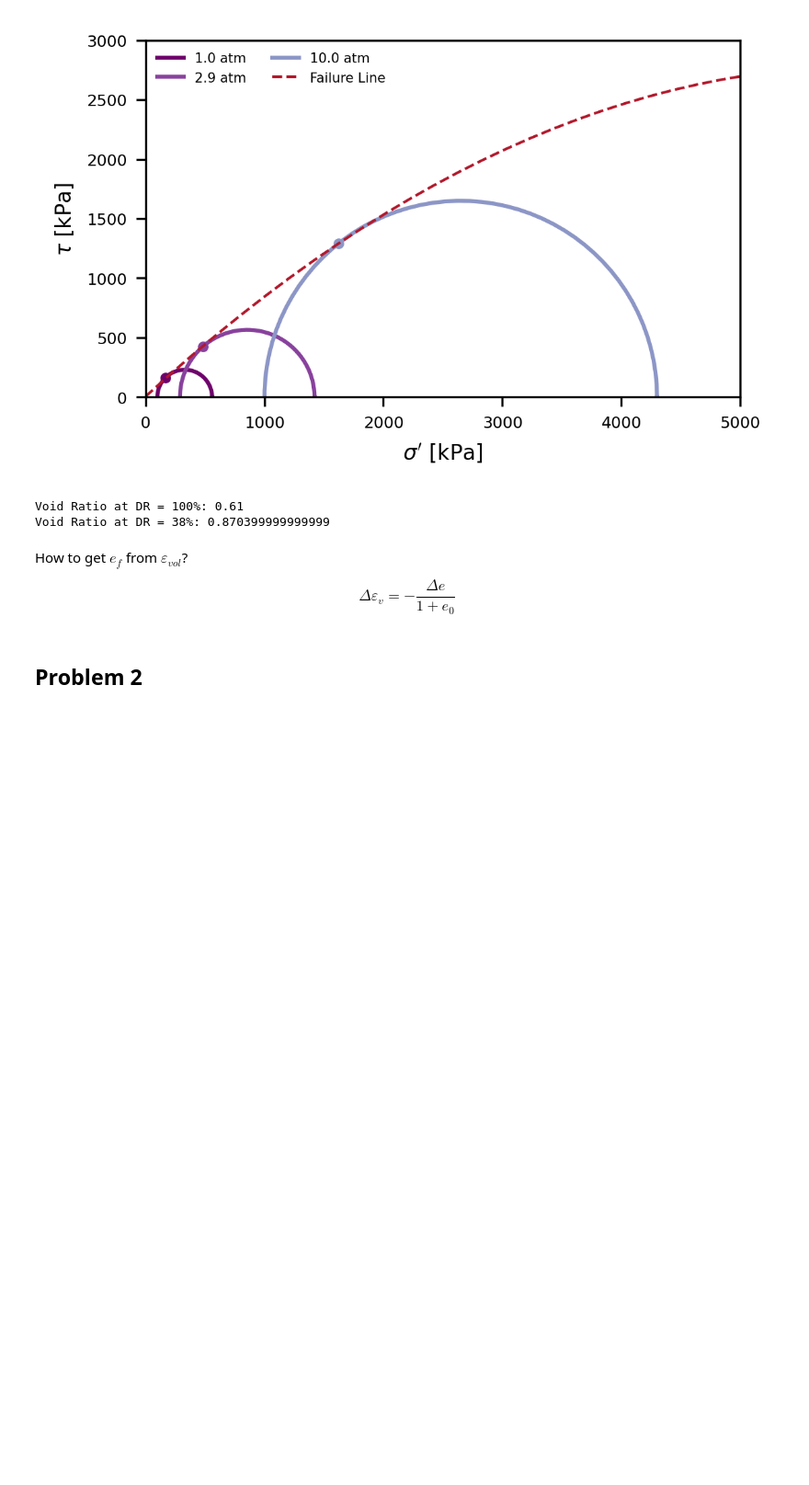
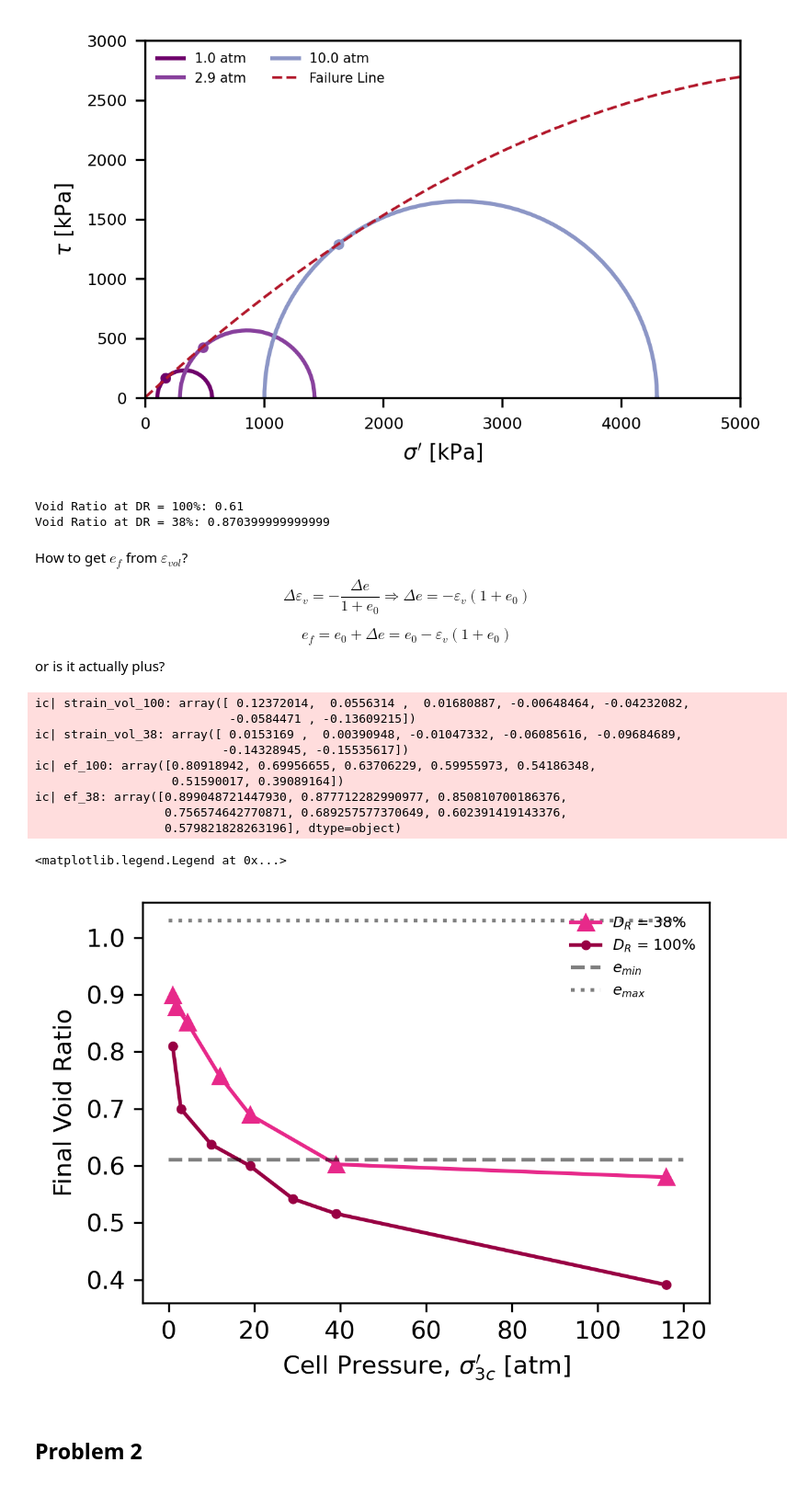
Before and after one commit to bKeungAuyeung/CE543-HW5, a Jupyter notebook: bAuyeung_HW5-code_CE543.ipynb, the cells around one changed output. Shown at 92% size. Cells and saved outputs as stored; diff of their text form; code cells hidden in the pictures; blank space fills up the shorter version.

Commit message:
volumetric strain relationship seems wrong

```diff
--- a/bAuyeung_HW5-code_CE543.ipynb
+++ b/bAuyeung_HW5-code_CE543.ipynb
@@ -109,20 +109,56 @@ e0 = Symbol('e0')
 e_max = 1.03
 e_min = 0.61
 
-e_100 = e_min
-e_38 = solve(((e_max - e0)/(e_max - e_min))-0.38, e0)[0]
-print(f"Void Ratio at DR = 100%: {e_100}")
-print(f"Void Ratio at DR = 38%: {e_38}")
-
-strain_vol_100 = np.array([])
-strain_vol_38 = np.array([])
+e0_100 = e_min
+e0_38 = solve(((e_max - e0)/(e_max - e_min))-0.38, e0)[0]
+print(f"Void Ratio at DR = 100%: {e0_100}")
+print(f"Void Ratio at DR = 38%: {e0_38}")
 # %% [output]
 Void Ratio at DR = 100%: 0.61
 Void Ratio at DR = 38%: 0.870399999999999
 # %% [markdown]
 How to get $e_f$ from $\varepsilon_{vol}$?
 
-$$\Delta\varepsilon_v = -\frac{\Delta e}{1 + e_0}$$
+$$\Delta\varepsilon_v = -\frac{\Delta e}{1 + e_0} \Rightarrow \Delta e = -\varepsilon_v (1+ e_0)$$
+
+$$ e_f = e_0 + \Delta e = e_0 -\varepsilon_v (1+ e_0) $$
+
+or is it actually plus?
+# %%
+strain_vol_100 = np.genfromtxt('DR100_axialstrain-volstrain.csv', delimiter = ',', usecols={1})/100
+strain_vol_38 = np.genfromtxt('DR38_axialstrain-volstrain.csv', delimiter = ',', usecols={1})/100
+
+ic(strain_vol_100)
+ic(strain_vol_38)
+
+cell_pressure_38 = 100 * np.array([1,1.9,4.4,12,19,39,116])
+
+ef_100 = e0_100 + (strain_vol_100 * (1+e0_100)) # i used a plus here
+ef_38 = e0_38 + (strain_vol_38 * (1+e0_38)) # and here too
+
+ic(ef_100)
+ic(ef_38)
+
+fig, ax = plt.subplots(figsize=(4,3), tight_layout=True, dpi=300)
+ax.plot(cell_pressure_38/100, ef_38, '^', color = '#e7298a', linestyle = '-', label = '$D_R$ = 38%')
+ax.plot(cell_pressure_100/100, ef_100, '.', color = '#980043', linestyle = '-', label = '$D_R$ = 100%')
+ax.hlines(e_min, 0, 120, color = 'black', linestyle = '--', alpha = 0.5, label = "$e_{min}$")
+ax.hlines(e_max, 0, 120, color = 'black', linestyle = ':', alpha = 0.5, label = "$e_{max}$")
+ax.set_xlabel("Cell Pressure, $\\sigma_{3c}'$ [atm]")
+ax.set_ylabel('Final Void Ratio')
+ax.legend(frameon = False, fontsize = 6)
+# %% [output]
+ic| strain_vol_100: array([ 0.12372014,  0.0556314 ,  0.01680887, -0.00648464, -0.04232082,
+                           -0.0584471 , -0.13609215])
+ic| strain_vol_38: array([ 0.0153169 ,  0.00390948, -0.01047332, -0.06085616, -0.09684689,
+                          -0.14328945, -0.15535617])
+ic| ef_100: array([0.80918942, 0.69956655, 0.63706229, 0.59955973, 0.54186348,
+                   0.51590017, 0.39089164])
+ic| ef_38: array([0.899048721447930, 0.877712282990977, 0.850810700186376,
+                  0.756574642770871, 0.689257577370649, 0.602391419143376,
+                  0.579821828263196], dtype=object)
+<matplotlib.legend.Legend at 0x...>
+[figure, added]
 # %% [markdown]
 ## Problem 2
 # %% [markdown]
```
Also changed, not shown: parts of 2 cells of this notebook, 3 other files.
